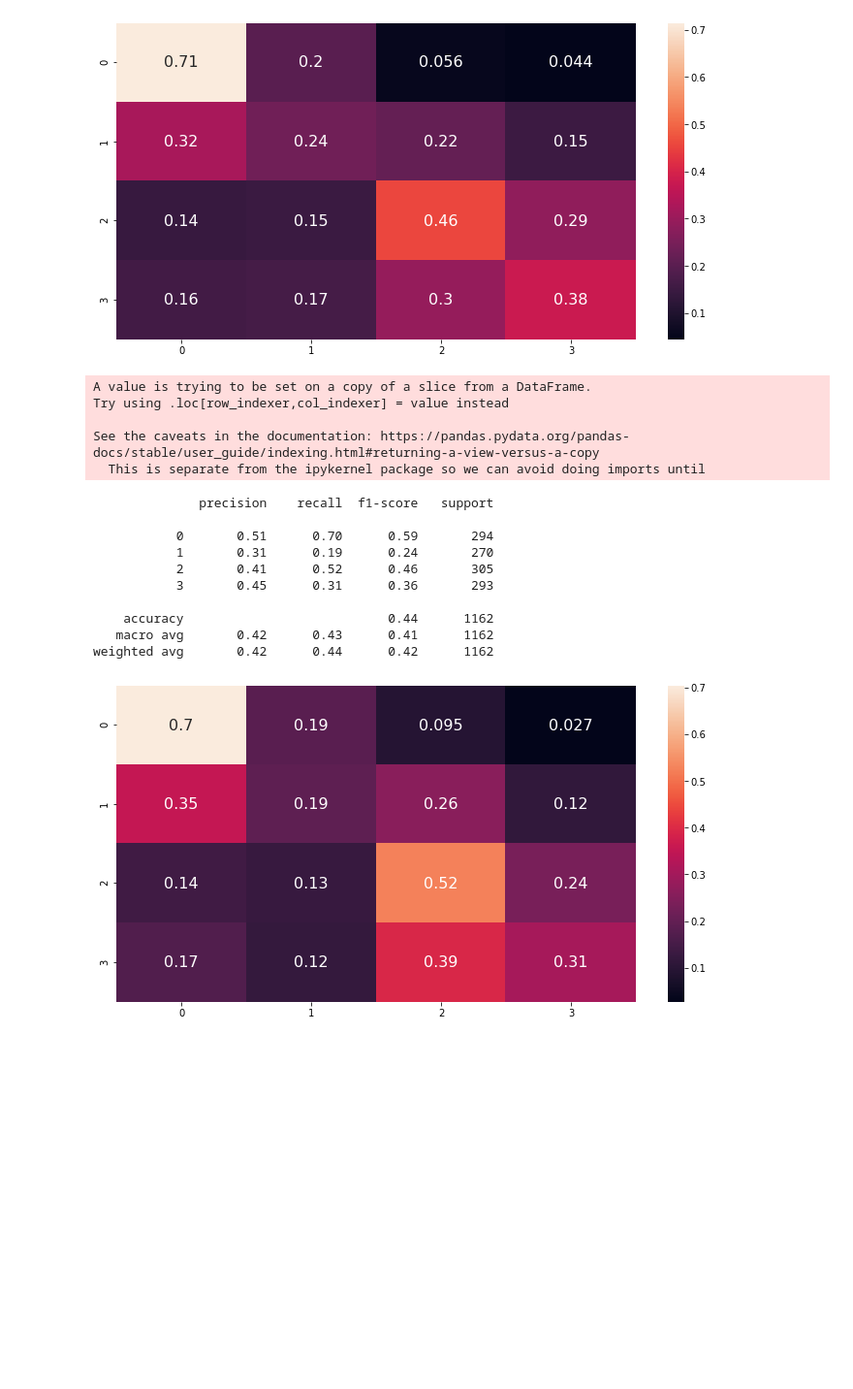
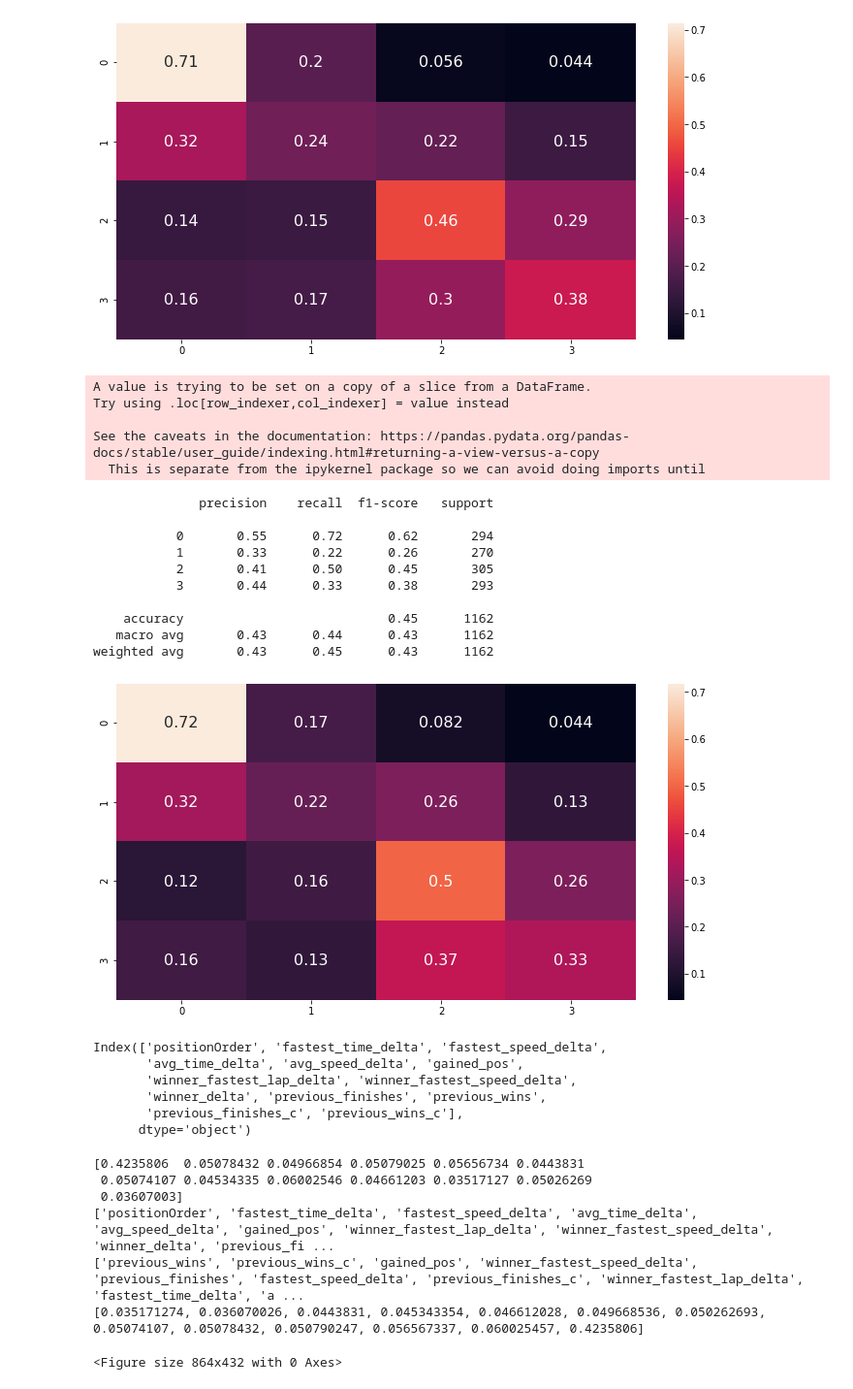
Before and after one commit to edie-zhou/data_lab_f1, a Jupyter notebook: F1.ipynb, the cells around one changed output. Shown at 97% size. Cells and saved outputs as stored; diff of their text form; code cells hidden in the pictures; blank space fills up the shorter version.

```diff
--- a/F1.ipynb
+++ b/F1.ipynb
@@ -536,7 +536,7 @@ df_prev = df_prev.drop(22823)
 # %%
 # add on features from Vijay's dataset
 ft_2 = pd.read_csv('features.csv')
-# display(ft_2)
+display(ft_2)
 
 df_full = df_prev
 
@@ -554,7 +554,7 @@ for i, row in df_full.iterrows():
 
         # Convert all nan to numpy nan's
         try:
-            val = df_ft2.loc[(df_ft2['resultId']) == cur_id][field].unique()[0]
+            val = ft_2.loc[(ft_2['resultId']) == cur_id][field].unique()[0]
         except:
             val = np.nan
 
@@ -1125,16 +1137,15 @@ weighted avg       0.44      0.45      0.44      1162
 
 # cols = ['resultId', 'positionOrder', 'statusId', 'fastest_time_delta',\
 #         'fastest_speed_delta', 'avg_time_delta', 'avg_speed_delta', 'gained_pos',\
-#         'win', 'current_id', 'winner_fastest_lap_delta', 'winner_fastest_speed_delta',\
+#         'current_id', 'winner_fastest_lap_delta', 'winner_fastest_speed_delta',\
 #         'actual_result', 'constructorId', 'driverId']
-cols = ['resultId', 'positionOrder', 'current_id', 'actual_result']
-# cols_full = ['resultId', 'positionOrder', 'statusId', 'fastest_time_delta',\
-#         'fastest_speed_delta', 'avg_time_delta', 'avg_speed_delta', 'gained_pos',\
-#         'win', 'current_id', 'winner_fastest_lap_delta', 'winner_fastest_speed_delta',\
-#         'actual_result', 'constructorId', 'winner_delta', 'previous_finishes',
-#         'previous_wins', 'previous_finishes_c', 'previous_wins_c']
+# cols = ['resultId', 'positionOrder', 'current_id', 'actual_result']
+cols_full = ['resultId', 'positionOrder', 'statusId', 'fastest_time_delta',\
+        'fastest_speed_delta', 'avg_time_delta', 'avg_speed_delta', 'gained_pos', 'current_id', 'winner_fastest_lap_delta', 'winner_fastest_speed_delta',\
+        'actual_result', 'constructorId', 'winner_delta', 'previous_finishes',
+        'previous_wins', 'previous_finishes_c', 'previous_wins_c', 'constructorId', 'driverId']
 
-data = df_prev[cols]
+data = df_prev[cols_full]
 # display(data)
 data.to_csv('feature_data.csv', index=False)
 
@@ -1145,46 +1156,66 @@ df_downsampled = downsample(data, classes, class_lambda)
 # create x, y dfs
 target = df_downsampled['actual_result']
 
-# drop_col = ['resultId', 'current_id', 'actual_result', 'statusId', 'constructorId', 'driverId']
-drop_col = ['resultId', 'current_id', 'actual_result']
+drop_col = ['resultId', 'current_id', 'actual_result', 'statusId', 'constructorId', 'driverId']
+# drop_col = ['resultId', 'current_id', 'actual_result']
 features = df_downsampled.drop(drop_col, axis=1)
 # features = pd.get_dummies(features, columns=['constructorId'])
 # features = pd.get_dummies(features, columns=['driverId'])
 
 # Create train/test splits
 x_train, x_test, y_train, y_test = train_test_split(features, target,
         test_size=0.25, random_state=42)
 
 # Train xgbclassifier
 model_type = 'gbtree'
 model_xgb = xgb.XGBClassifier(booster=model_type)
 model_xgb.fit(x_train, y_train)
 y_pred = model_xgb.predict(x_test)
 
 # Create confusion matrix
 matrix = confusion_matrix(y_test, y_pred)
 matrix = matrix / matrix.astype(np.float).sum(axis=1)
 ax = sns.heatmap(matrix, annot=True, annot_kws={"size": 16})
 
 # Print scores
 # print('Accuracy: ', accuracy_score(y_test, y_pred))
 report_str = classification_report(y_test, y_pred)
 print(report_str)
 plt.show()
+
+# Show feature columns
+display(features.columns)
+
+# Plot feature importances
+col_names = list(features.columns)
+ordered_features(model_xgb.feature_importances_, col_names)
 # %% [output]
 A value is trying to be set on a copy of a slice from a DataFrame.
 Try using .loc[row_indexer,col_indexer] = value instead
 
 See the caveats in the documentation: https://pandas.pydata.org/pandas-docs/stable/user_guide/indexing.html#returning-a-view-versus-a-copy
   This is separate from the ipykernel package so we can avoid doing imports until
               precision    recall  f1-score   support
 
-           0       0.51      0.70      0.59       294
-           1       0.31      0.19      0.24       270
-           2       0.41      0.52      0.46       305
-           3       0.45      0.31      0.36       293
+           0       0.55      0.72      0.62       294
+           1       0.33      0.22      0.26       270
+           2       0.41      0.50      0.45       305
+           3       0.44      0.33      0.38       293
 
-    accuracy                           0.44      1162
-   macro avg       0.42      0.43      0.41      1162
-weighted avg       0.42      0.44      0.42      1162
+    accuracy                           0.45      1162
+   macro avg       0.43      0.44      0.43      1162
+weighted avg       0.43      0.45      0.43      1162
-[figure, old version]
+[figure, new version]
+Index(['positionOrder', 'fastest_time_delta', 'fastest_speed_delta',
+       'avg_time_delta', 'avg_speed_delta', 'gained_pos',
+       'winner_fastest_lap_delta', 'winner_fastest_speed_delta',
+       'winner_delta', 'previous_finishes', 'previous_wins',
+       'previous_finishes_c', 'previous_wins_c'],
+      dtype='object')
+[0.4235806  0.05078432 0.04966854 0.05079025 0.05656734 0.0443831
+ 0.05074107 0.04534335 0.06002546 0.04661203 0.03517127 0.05026269
+ 0.03607003]
+['positionOrder', 'fastest_time_delta', 'fastest_speed_delta', 'avg_time_delta', 'avg_speed_delta', 'gained_pos', 'winner_fastest_lap_delta', 'winner_fastest_speed_delta', 'winner_delta', 'previous_fi ...
+['previous_wins', 'previous_wins_c', 'gained_pos', 'winner_fastest_speed_delta', 'previous_finishes', 'fastest_speed_delta', 'previous_finishes_c', 'winner_fastest_lap_delta', 'fastest_time_delta', 'a ...
+[0.035171274, 0.036070026, 0.0443831, 0.045343354, 0.046612028, 0.049668536, 0.050262693, 0.05074107, 0.05078432, 0.050790247, 0.056567337, 0.060025457, 0.4235806]
+<Figure size 864x432 with 0 Axes>
```
Also changed, not shown: parts of 19 cells of this notebook.
